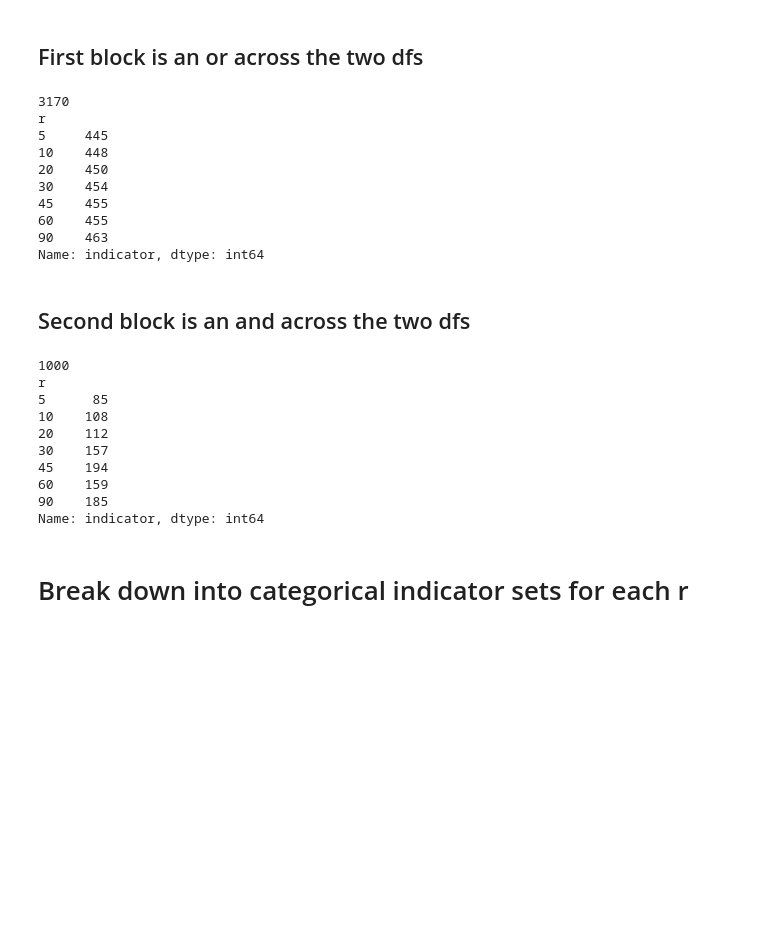
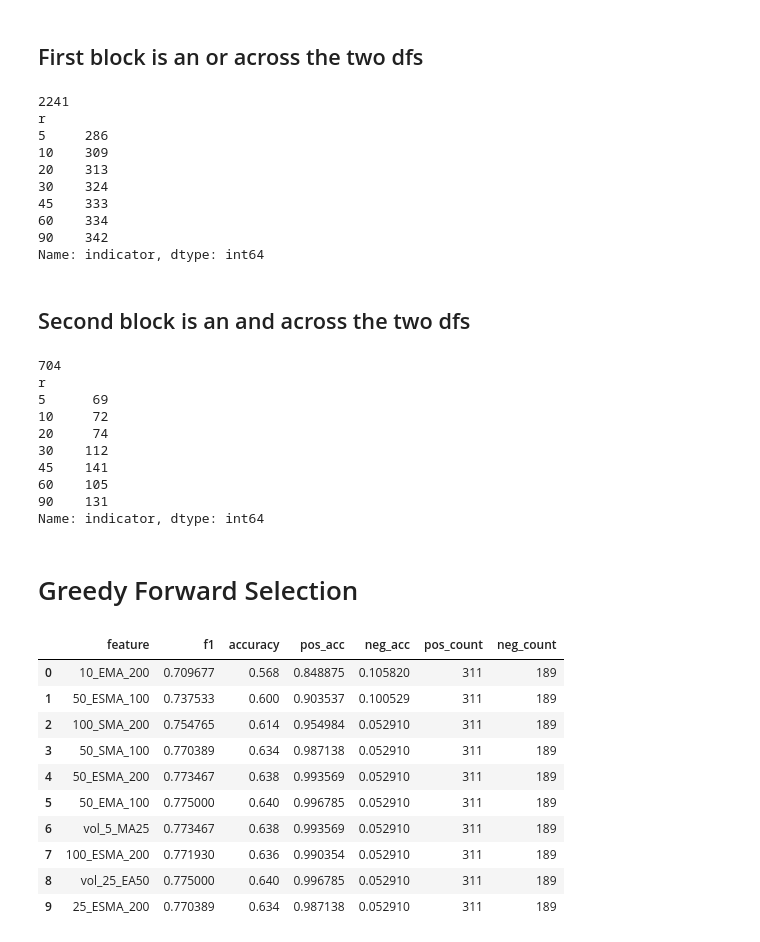
Before and after one commit to bchase17/Fracturion, a Jupyter notebook: Indicator_Selection_Pipeline/Multivariate_Interactions/multivar_interactions.ipynb, the cells around one changed output. Drawn from its saved outputs; the diff is of its cells as text; code cells hidden in the pictures; blank space fills up the shorter version.

```diff
--- a/Indicator_Selection_Pipeline/Multivariate_Interactions/multivar_interactions.ipynb
+++ b/Indicator_Selection_Pipeline/Multivariate_Interactions/multivar_interactions.ipynb
@@ -23,5 +23,6 @@ df = df.iloc[:-101].replace([np.inf, -np.inf], 0)
 # %%
 cluster_df = pd.read_csv('../Indicator_Correlations/cluster.csv')  # includes 'indicator', 'cluster' columns
 high_corr = pd.read_csv('../Indicator_Correlations/highly_correlated_pairs.csv')  # includes 'indicator_1', 'indicator_2'
+low_corr = pd.read_csv('../Indicator_Correlations/low_corr_pairs.csv')  # includes 'indicator_1', 'indicator_2'
 ind_dynamics_df = pd.read_csv('../Indicator_Dynamics/indicator_dynamics.csv')  # includes 'r', 'indicator', volatility/zscore/autocorr columns
-logistic_results_df = pd.read_csv('../Univariate_Predictive_Power/logistic_results_prod.csv')  # includes AUC, logloss, etc.
+logistic_results_df = pd.read_csv('../Univariate_Predictive_Power/logistic_results_xgb.csv')  # includes AUC, logloss, etc.
@@ -96,22 +113,22 @@ logi_pairs = set(zip(logi_filtered['indicator'], logi_filtered['r']))
 dyn_pairs = set(zip(ind_dynamics_filtered['indicator'], ind_dynamics_filtered['r']))
 
 # Step 2: Take union of both sets
-valid_and_df = logi_pairs.union(dyn_pairs)
-print(len(valid_and_df))
+valid_or_df = logi_pairs.union(dyn_pairs)
+print(len(valid_or_df))
 
 # Convert to DataFrame for easy counting
-valid_and_df = pd.DataFrame(list(valid_and_df), columns=['indicator', 'r'])
-print(valid_and_df.groupby('r')['indicator'].nunique())
+valid_or_df = pd.DataFrame(list(valid_or_df), columns=['indicator', 'r'])
+print(valid_or_df.groupby('r')['indicator'].nunique())
 # %% [output]
-3170
+2241
 r
-5     445
-10    448
-20    450
-30    454
-45    455
-60    455
-90    463
+5     286
+10    309
+20    313
+30    324
+45    333
+60    334
+90    342
 Name: indicator, dtype: int64
 # %% [markdown]
 ## Second block is an and across the two dfs
@@ -121,22 +138,22 @@ logi_pairs = set(zip(logi_filtered['indicator'], logi_filtered['r']))
 dyn_pairs  = set(zip(ind_dynamics_filtered['indicator'], ind_dynamics_filtered['r']))
 
 # Only keep indicators that passed BOTH filters (intersection)
-valid_or_df = logi_pairs.intersection(dyn_pairs)
-print(len(valid_or_df))
+valid_and_df = logi_pairs.intersection(dyn_pairs)
+print(len(valid_and_df))
 
 # Convert to DataFrame for easy counting
-valid_or_df = pd.DataFrame(list(valid_or_df), columns=['indicator', 'r'])
-print(valid_or_df.groupby('r')['indicator'].nunique())
+valid_and_df = pd.DataFrame(list(valid_and_df), columns=['indicator', 'r'])
+print(valid_and_df.groupby('r')['indicator'].nunique())
 # %% [output]
-1000
+704
 r
-5      85
-10    108
-20    112
-30    157
-45    194
-60    159
-90    185
+5      69
+10     72
+20     74
+30    112
+45    141
+60    105
+90    131
 Name: indicator, dtype: int64
-# %% [markdown]
-# Break down into categorical indicator sets for each r
+# %% [markdown]
+# Greedy Forward Selection
@@ -142,0 +235,20 @@ Name: indicator, dtype: int64
+# %%
+# Get features for this specific horizon
+r = 10  # example
+valid_features = valid_and_df[valid_and_df['r'] == r]['indicator'].tolist()
+
+selected_feats, eval_df = greedy_forward_selection(df, f'Return_{r}', valid_features, cb='Y', max_features=10)
+# %%
+eval_df
+# %% [output]
+|  | feature | f1 | accuracy | pos_acc | neg_acc | pos_count | neg_count |
+| 0 | 10_EMA_200 | 0.709677 | 0.568 | 0.848875 | 0.105820 | 311 | 189 |
+| 1 | 50_ESMA_100 | 0.737533 | 0.600 | 0.903537 | 0.100529 | 311 | 189 |
+| 2 | 100_SMA_200 | 0.754765 | 0.614 | 0.954984 | 0.052910 | 311 | 189 |
+| 3 | 50_SMA_100 | 0.770389 | 0.634 | 0.987138 | 0.052910 | 311 | 189 |
+| 4 | 50_ESMA_200 | 0.773467 | 0.638 | 0.993569 | 0.052910 | 311 | 189 |
+| 5 | 50_EMA_100 | 0.775000 | 0.640 | 0.996785 | 0.052910 | 311 | 189 |
+| 6 | vol_5_MA25 | 0.773467 | 0.638 | 0.993569 | 0.052910 | 311 | 189 |
+| 7 | 100_ESMA_200 | 0.771930 | 0.636 | 0.990354 | 0.052910 | 311 | 189 |
+| 8 | vol_25_EA50 | 0.775000 | 0.640 | 0.996785 | 0.052910 | 311 | 189 |
+| 9 | 25_ESMA_200 | 0.770389 | 0.634 | 0.987138 | 0.052910 | 311 | 189 |
```
Also changed, not shown: parts of 3 cells of this notebook.
